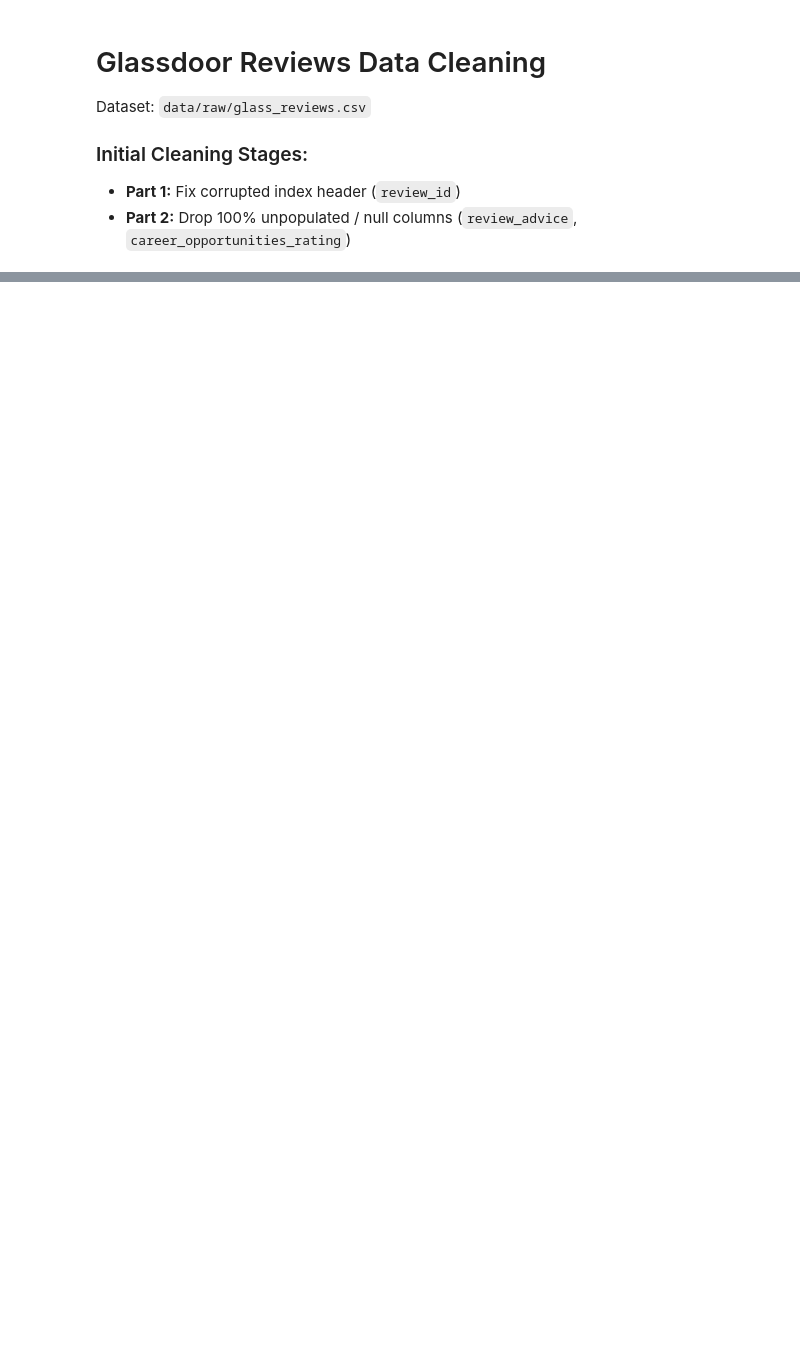
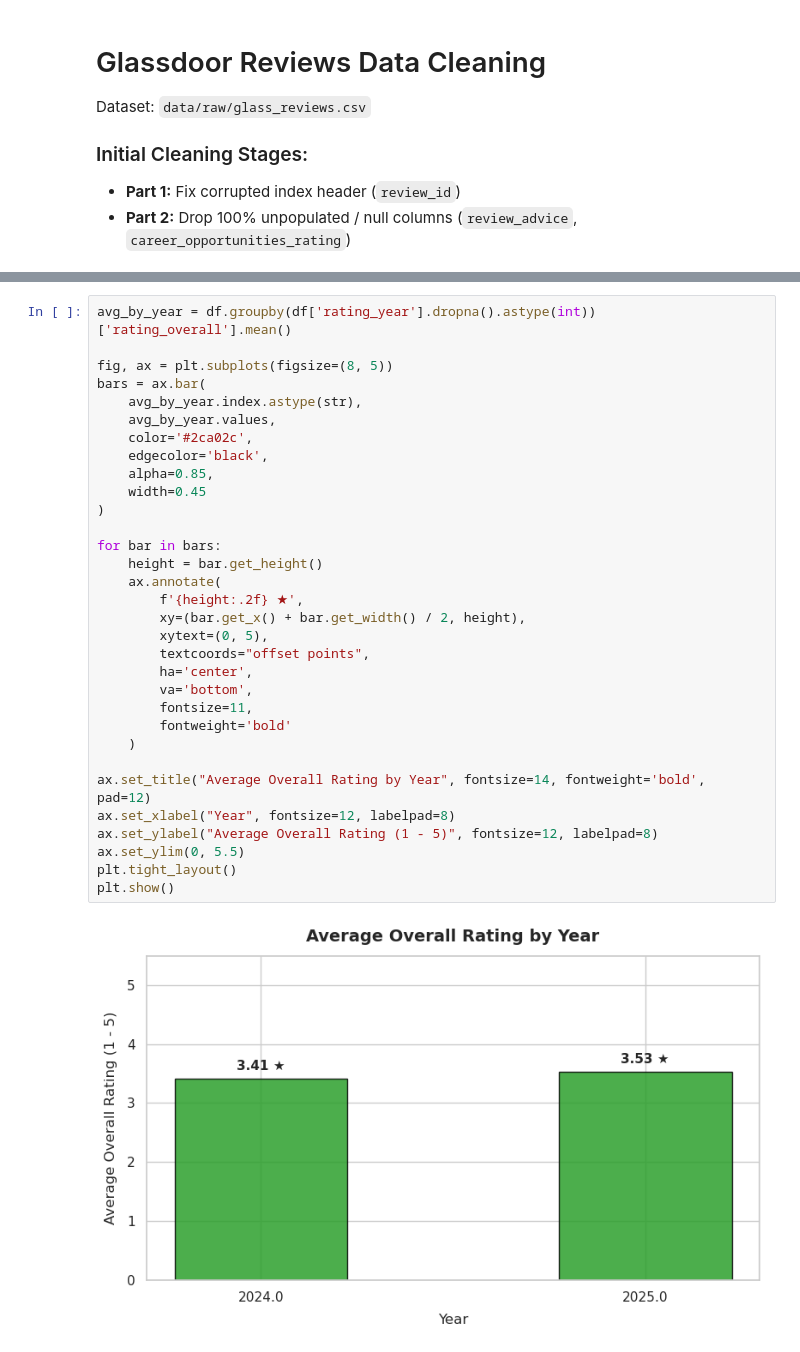
Before and after one commit to Joanachoong/Externship, a Jupyter notebook: src/notebook/glassdoor.ipynb, the cells around one changed output, grey strips where cells are left out. Cells and saved outputs as stored; diff of their text form; blank space fills up the shorter version.

```diff
--- a/src/notebook/glassdoor.ipynb
+++ b/src/notebook/glassdoor.ipynb
@@ -44,0 +248,34 @@ df
+# %%
+avg_by_year = df.groupby(df['rating_year'].dropna().astype(int))['rating_overall'].mean()
+
+fig, ax = plt.subplots(figsize=(8, 5))
+bars = ax.bar(
+    avg_by_year.index.astype(str),
+    avg_by_year.values,
+    color='#2ca02c',
+    edgecolor='black',
+    alpha=0.85,
+    width=0.45
+)
+
+for bar in bars:
+    height = bar.get_height()
+    ax.annotate(
+        f'{height:.2f} ★',
+        xy=(bar.get_x() + bar.get_width() / 2, height),
+        xytext=(0, 5),
+        textcoords="offset points",
+        ha='center',
+        va='bottom',
+        fontsize=11,
+        fontweight='bold'
+    )
+
+ax.set_title("Average Overall Rating by Year", fontsize=14, fontweight='bold', pad=12)
+ax.set_xlabel("Year", fontsize=12, labelpad=8)
+ax.set_ylabel("Average Overall Rating (1 - 5)", fontsize=12, labelpad=8)
+ax.set_ylim(0, 5.5)
+plt.tight_layout()
+plt.show()
+# %% [output]
+[figure, added]
```
Also changed, not shown: parts of 7 cells of this notebook.
